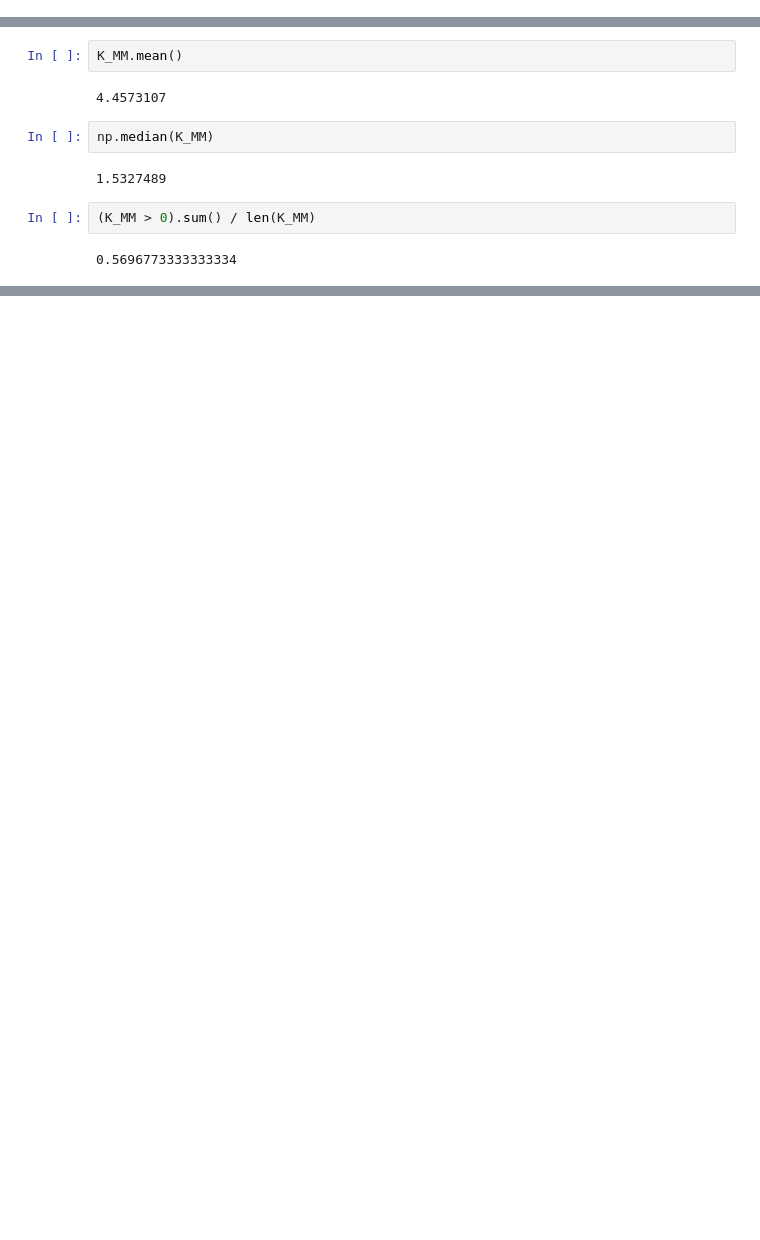
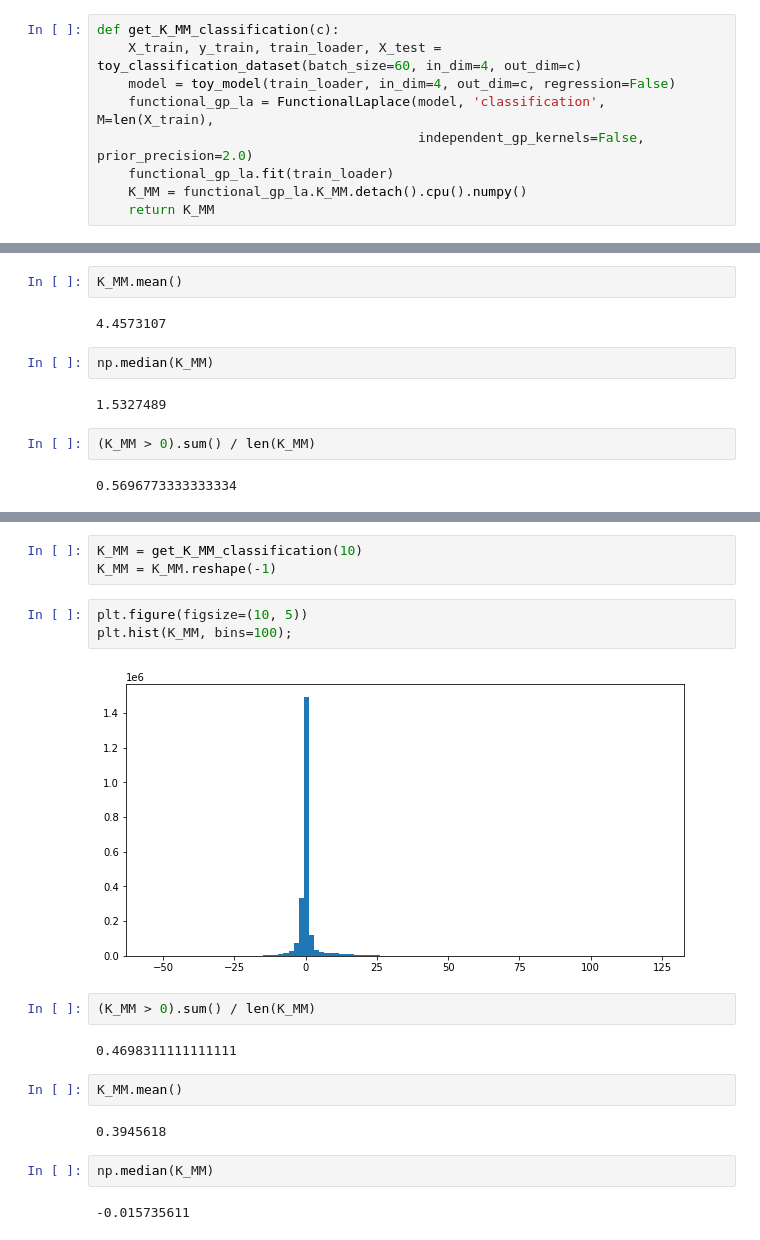
Before and after one commit to aleximmer/Laplace, a Jupyter notebook: notebooks/independent_gp_kernels_analysis.ipynb, the cells around one changed output, grey strips where cells are left out. Drawn from its saved outputs; the diff is of its cells as text; blank space fills up the shorter version.

```diff
--- a/notebooks/independent_gp_kernels_analysis.ipynb
+++ b/notebooks/independent_gp_kernels_analysis.ipynb
@@ -76,6 +123,15 @@ def get_K_MM(d, true_sigma_noise=0.1):
     functional_gp_la.fit(train_loader)
     K_MM = functional_gp_la.K_MM.detach().cpu().numpy()
     return K_MM
+# %%
+def get_K_MM_classification(c):
+    X_train, y_train, train_loader, X_test = toy_classification_dataset(batch_size=60, in_dim=4, out_dim=c)
+    model = toy_model(train_loader, in_dim=4, out_dim=c, regression=False)
+    functional_gp_la = FunctionalLaplace(model, 'classification', M=len(X_train),
+                                         independent_gp_kernels=False, prior_precision=2.0)
+    functional_gp_la.fit(train_loader)
+    K_MM = functional_gp_la.K_MM.detach().cpu().numpy()
+    return K_MM
 # %%
 def get_jacobians(d, true_sigma_noise=0.1):
     X_train, y_train, train_loader, X_test = toy_multivariate_regression_dataset(sigma=true_sigma_noise,
@@ -221,0 +364,20 @@ np.median(K_MM)
+# %%
+K_MM = get_K_MM_classification(10)
+K_MM = K_MM.reshape(-1)
+# %%
+plt.figure(figsize=(10, 5))
+plt.hist(K_MM, bins=100);
+# %% [output]
+[figure, added]
+# %%
+(K_MM > 0).sum() / len(K_MM)
+# %% [output]
+0.4698311111111111
+# %%
+K_MM.mean()
+# %% [output]
+0.3945618
+# %%
+np.median(K_MM)
+# %% [output]
+-0.015735611
```
Also changed, not shown: parts of 12 cells of this notebook, 4 other files.
